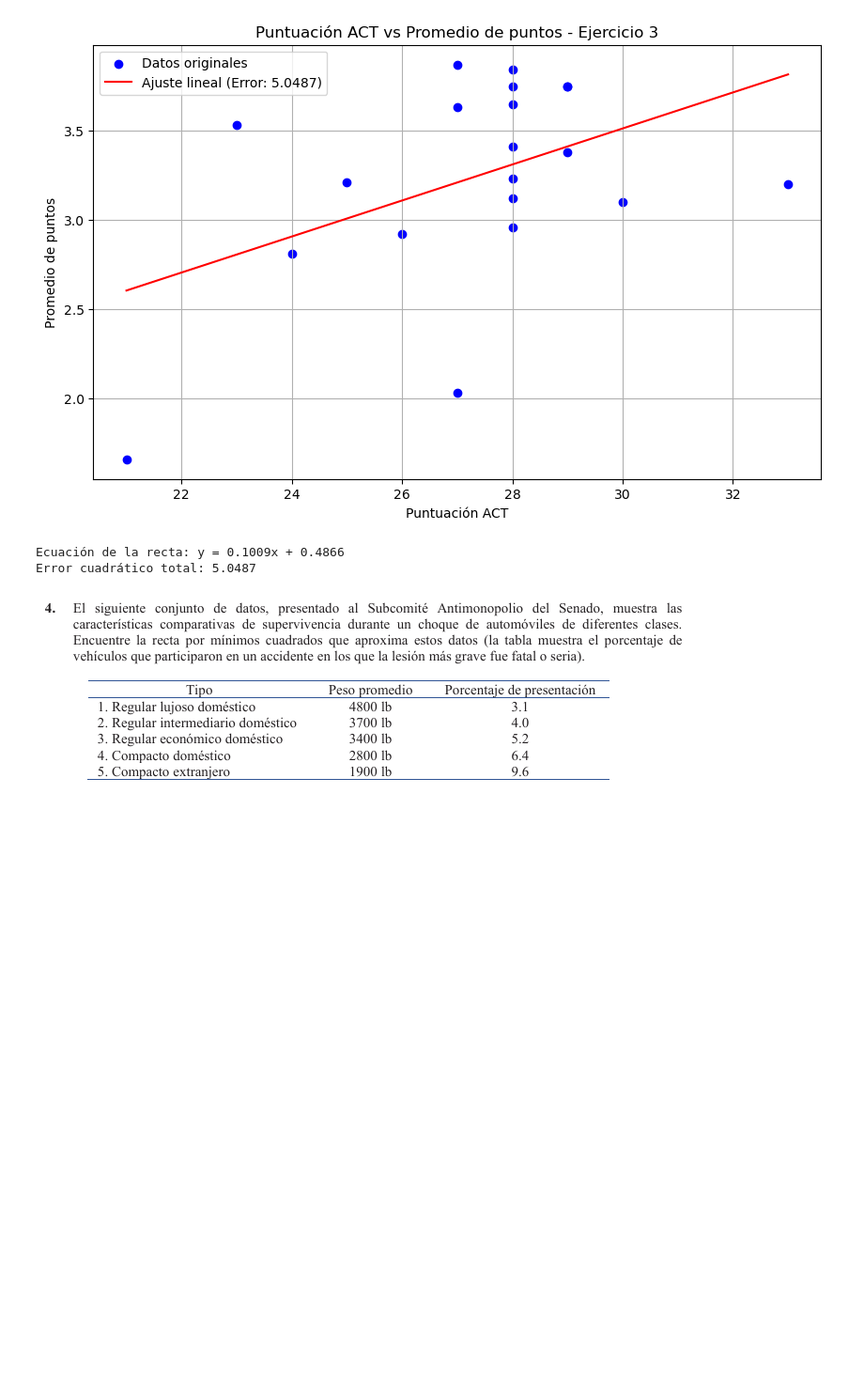
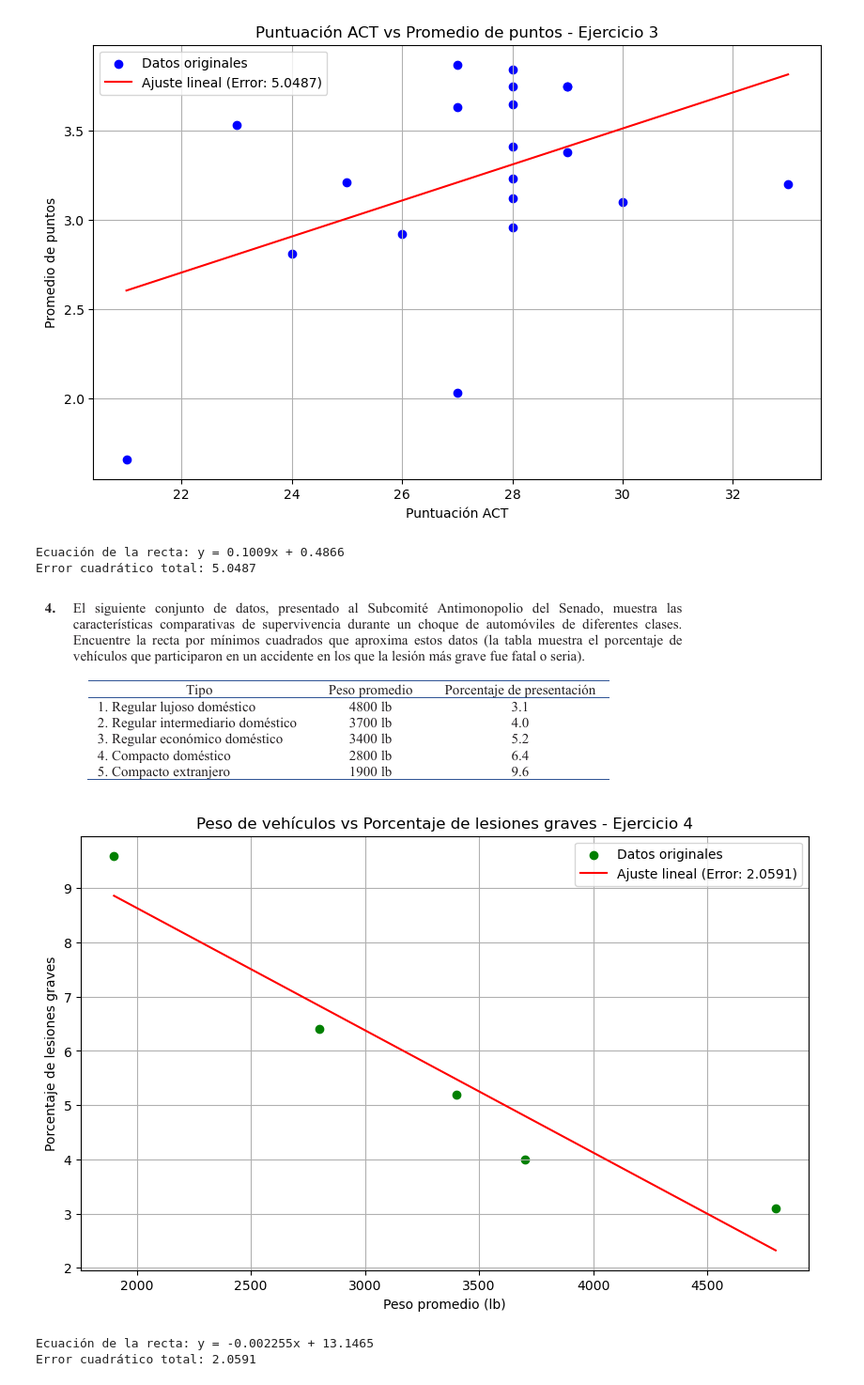
Before and after one commit to JASL22/-Tarea-08-Ejercicios-Unidad-03-C-m-nimos-cuadrados, a Jupyter notebook: Ejercicio1.ipynb, the cells around one changed output. Shown: that part at 94% size. Cells and saved outputs as stored; diff of their text form; code cells hidden in the pictures; blank space fills up the shorter version.

Commit message:
eje4grafica

```diff
--- a/Ejercicio1.ipynb
+++ b/Ejercicio1.ipynb
@@ -187,3 +184,30 @@ Ecuación de la recta: y = 0.1009x + 0.4866
 Error cuadrático total: 5.0487
 # %% [markdown]
 ![image.png](attachment:image.png)
+# %%
+peso = np.array([4800, 3700, 3400, 2800, 1900])
+porcentaje = np.array([3.1, 4.0, 5.2, 6.4, 9.6])
+# Ajuste lineal
+coeff_peso = np.polyfit(peso, porcentaje, 1)
+p_peso = np.poly1d(coeff_peso)
+error_peso = np.sum((porcentaje - p_peso(peso))**2)
+# Graficar
+plt.figure(figsize=(10, 6))
+plt.scatter(peso, porcentaje, color='green', label='Datos originales')
+
+x_peso = np.linspace(min(peso), max(peso), 100)
+plt.plot(x_peso, p_peso(x_peso), 'r-', label=f'Ajuste lineal (Error: {error_peso:.4f})')
+
+plt.title('Peso de vehículos vs Porcentaje de lesiones graves - Ejercicio 4')
+plt.xlabel('Peso promedio (lb)')
+plt.ylabel('Porcentaje de lesiones graves')
+plt.legend()
+plt.grid(True)
+plt.show()
+
+print(f"Ecuación de la recta: y = {coeff_peso[0]:.6f}x + {coeff_peso[1]:.4f}")
+print(f"Error cuadrático total: {error_peso:.4f}")
+# %% [output]
+[figure, added]
+Ecuación de la recta: y = -0.002255x + 13.1465
+Error cuadrático total: 2.0591
```
Also changed, not shown: parts of 3 cells of this notebook.
